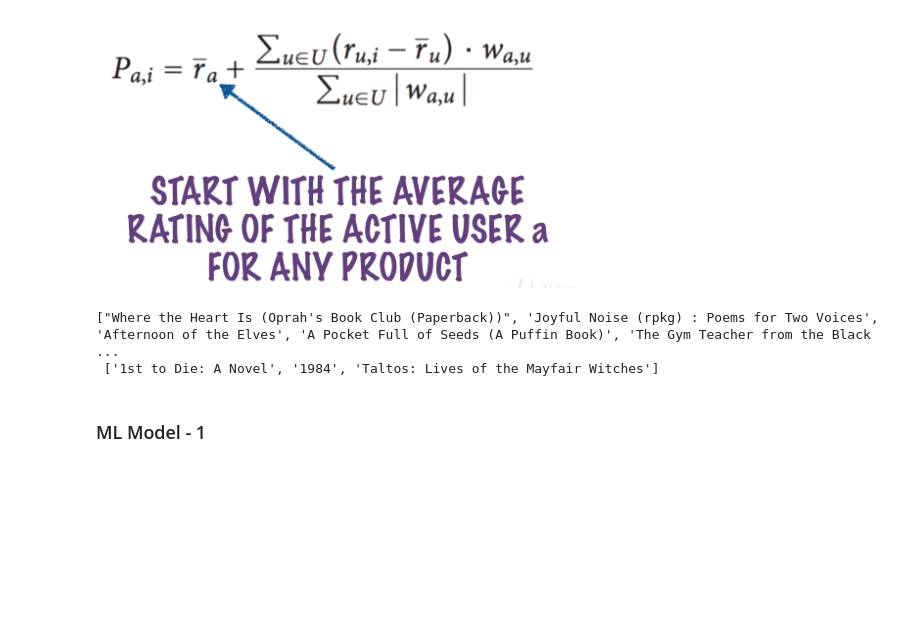
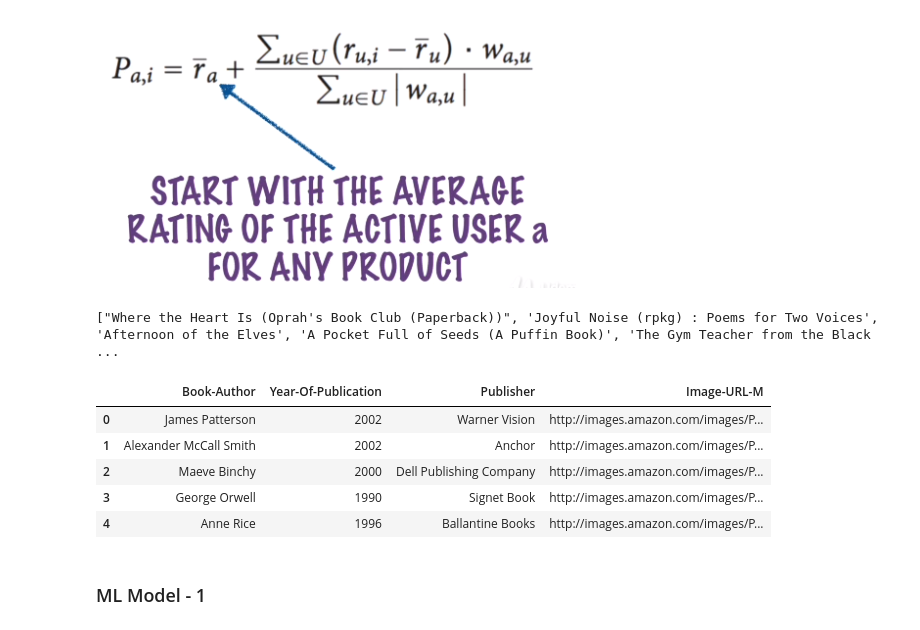
Before and after one commit to Pratik94229/Book-Recommendation-System, a Jupyter notebook: Books_Recommendation_System.ipynb, the cells around one changed output. Drawn from its saved outputs; the diff is of its cells as text; code cells hidden in the pictures; blank space fills up the shorter version.

```diff
--- a/Books_Recommendation_System.ipynb
+++ b/Books_Recommendation_System.ipynb
@@ -1024,14 +1024,21 @@ def topNRecommendations(activeUser,N):
     # Let's find the corresponding book titles
 
     topRecommendationTitles=(final_filtered_df.loc[final_filtered_df['Book-Title'].isin(topRecommendations.index)])
-    return list(set(topRecommendationTitles['Book-Title']))
+    list(set(topRecommendationTitles['Book-Title']))
+    return final_filtered_df[final_filtered_df['Book-Title'].isin(list(set(topRecommendationTitles['Book-Title'])))].drop_duplicates('Book-Title')[['Book-Author','Year-Of-Publication','Publisher','Image-URL-M']].reset_index().drop(['index'],axis=1)
 # %%
 # Let's take this for a spin
 activeUser=3363
-print(favoritebook(activeUser,5),"\n",topNRecommendations(activeUser,3))
+print(favoritebook(activeUser,5))
+topNRecommendations(activeUser,5)
 # %% [output]
 ["Where the Heart Is (Oprah's Book Club (Paperback))", 'Joyful Noise (rpkg) : Poems for Two Voices', 'Afternoon of the Elves', 'A Pocket Full of Seeds (A Puffin Book)', 'The Gym Teacher from the Black ...
- ['1st to Die: A Novel', '1984', 'Taltos: Lives of the Mayfair Witches']
+|  | Book-Author | Year-Of-Publication | Publisher | Image-URL-M |
+| 0 | James Patterson | 2002 | Warner Vision | http://images.amazon.com/images/P... |
+| 1 | Alexander McCall Smith | 2002 | Anchor | http://images.amazon.com/images/P... |
+| 2 | Maeve Binchy | 2000 | Dell Publishing Company | http://images.amazon.com/images/P... |
+| 3 | George Orwell | 1990 | Signet Book | http://images.amazon.com/images/P... |
+| 4 | Anne Rice | 1996 | Ballantine Books | http://images.amazon.com/images/P... |
 # %% [markdown]
 ### ML Model - 1
 # %%
```
Also changed, not shown: parts of 1 cell of this notebook.
